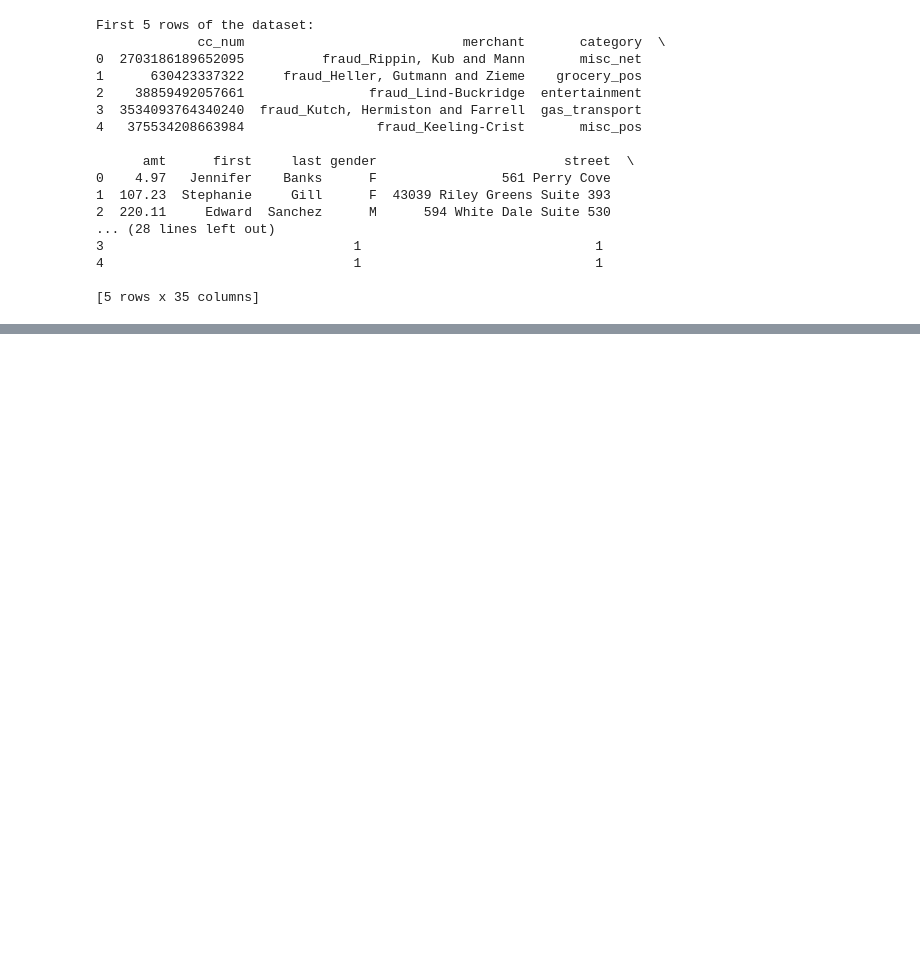
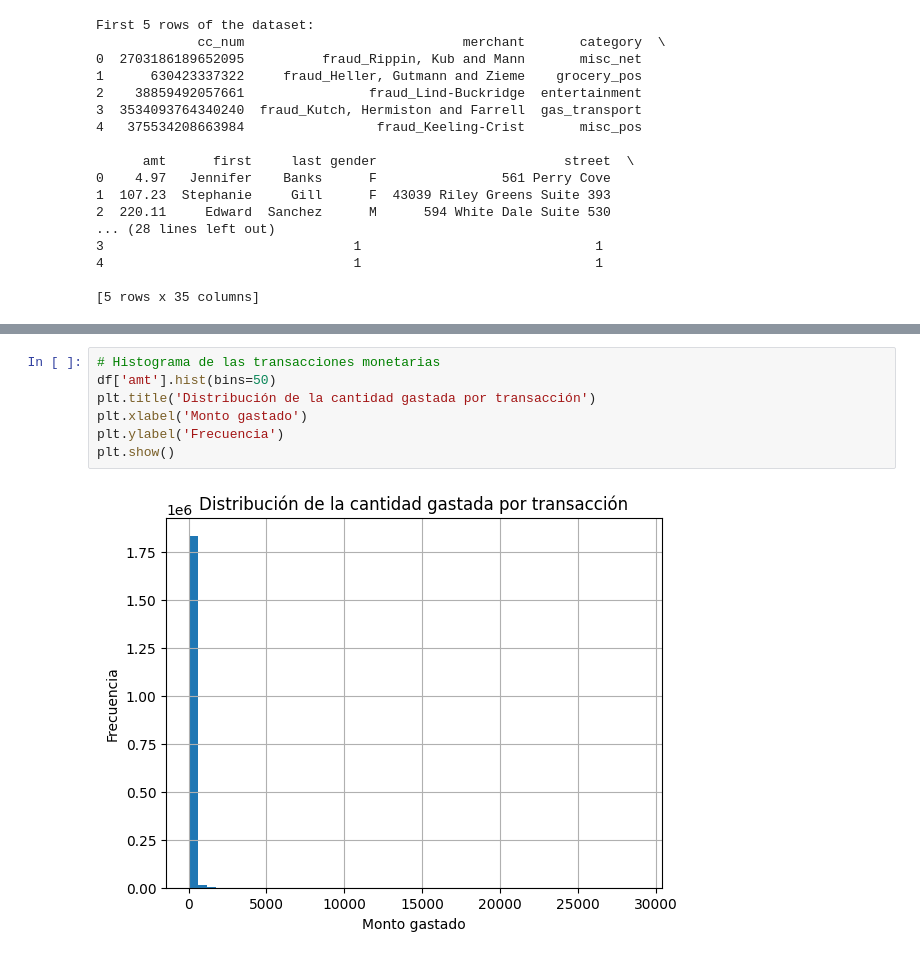
Before and after one commit to Wachuuu15/Proyecto_sds, a Jupyter notebook: detection.ipynb, the cells around one changed output, grey strips where cells are left out. Saved outputs shown, nothing was run; the diff lists cells and outputs as text; blank space fills up the shorter version.

```diff
--- a/detection.ipynb
+++ b/detection.ipynb
@@ -74,0 +128,9 @@ First 5 rows of the dataset:
+# %%
+# Histograma de las transacciones monetarias
+df['amt'].hist(bins=50)
+plt.title('Distribución de la cantidad gastada por transacción')
+plt.xlabel('Monto gastado')
+plt.ylabel('Frecuencia')
+plt.show()
+# %% [output]
+[figure, added]
```
Also changed, not shown: parts of 9 cells of this notebook.
